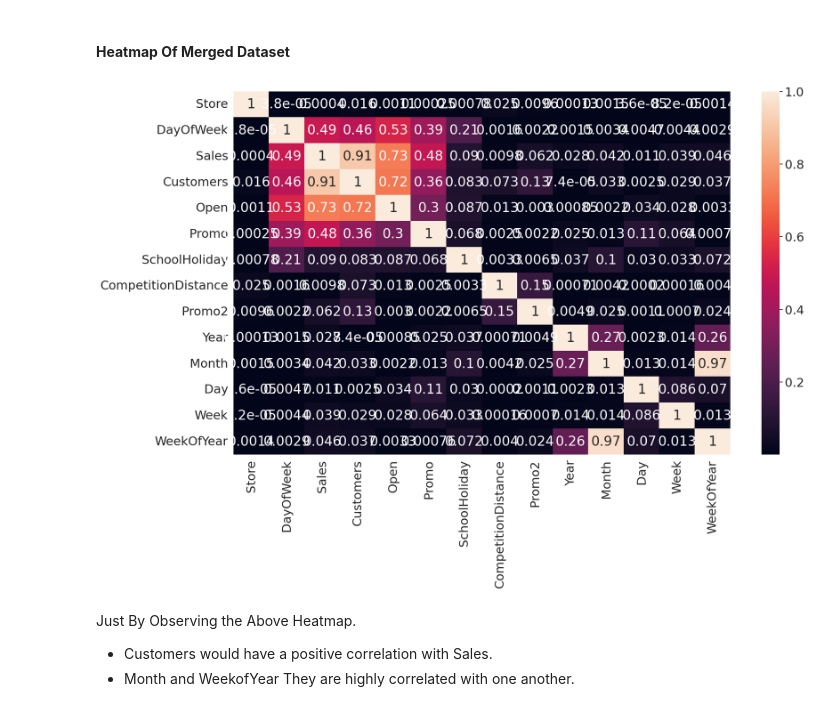
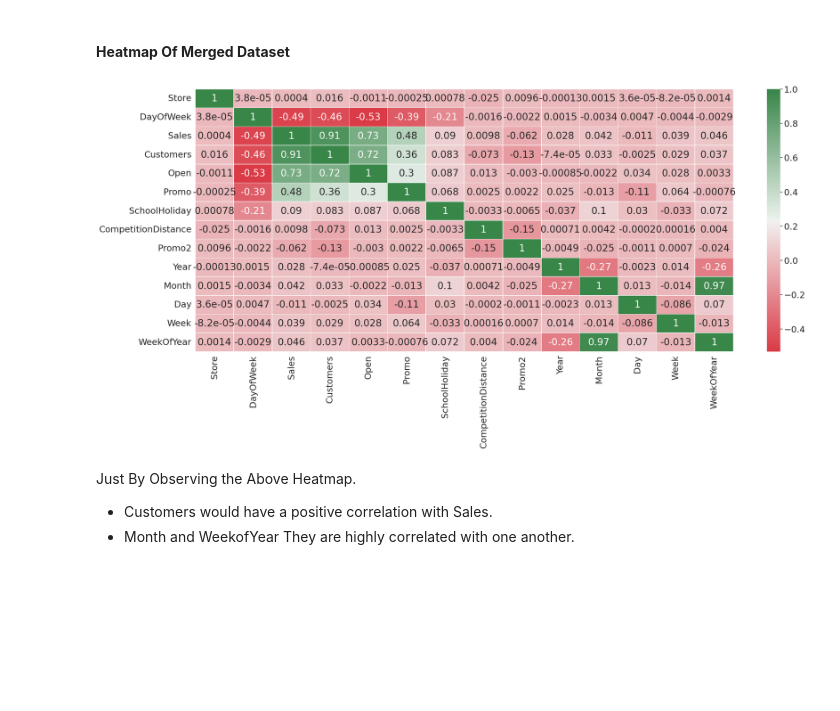
Before and after one commit to Tahan402/Retail-Sales-Prediction-Capstone, a Jupyter notebook: Retail_Sales_Prediction.ipynb, the cells around one changed output. Saved outputs shown, nothing was run; the diff lists cells and outputs as text; code cells hidden in the pictures; blank space fills up the shorter version.

```diff
--- a/Retail_Sales_Prediction.ipynb
+++ b/Retail_Sales_Prediction.ipynb
@@ -382,11 +382,15 @@ Exploratory data analysis is a crucial part of data analysis. It involves explor
 # %% [markdown]
 #### **Heatmap Of Merged Dataset**
 # %%
-plt.subplots(figsize=(20,12))
-sns.heatmap(new_df.corr().abs(), annot=True)
-plt.savefig("heatmap.png")
+#plt.subplots(figsize=(20,12))
+#sns.heatmap(new_df.corr().abs(), annot=True)
+#plt.savefig("heatmap.png")
+
+f, ax = plt.subplots(figsize = (30, 12))
+sns.heatmap(new_df.corr(),ax = ax, annot=True, cmap=sns.diverging_palette(10, 133, as_cmap=True), linewidths=0.5)
+plt.show()
 # %% [output]
-[figure, old version]
+[figure, new version]
 # %% [markdown]
 Just By Observing the Above Heatmap.
 
```
Also changed, not shown: parts of 29 cells of this notebook.
